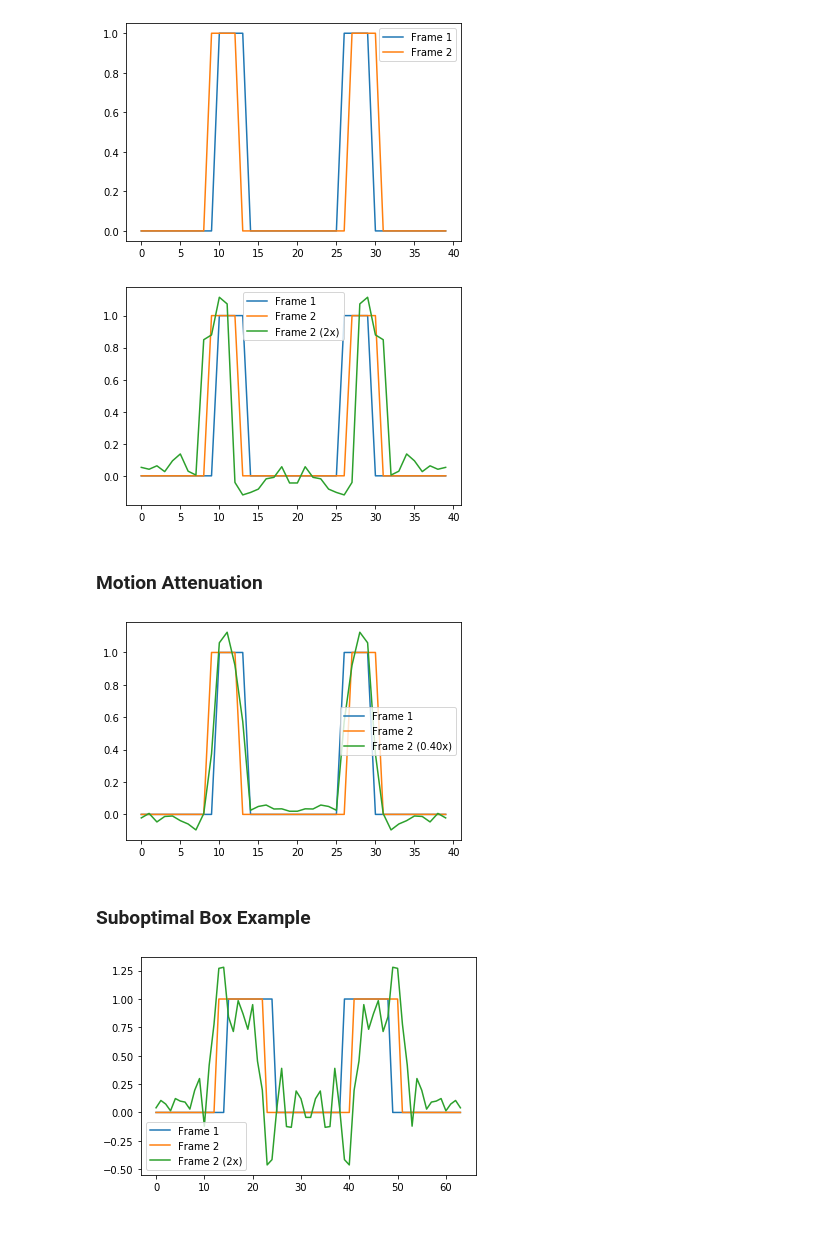
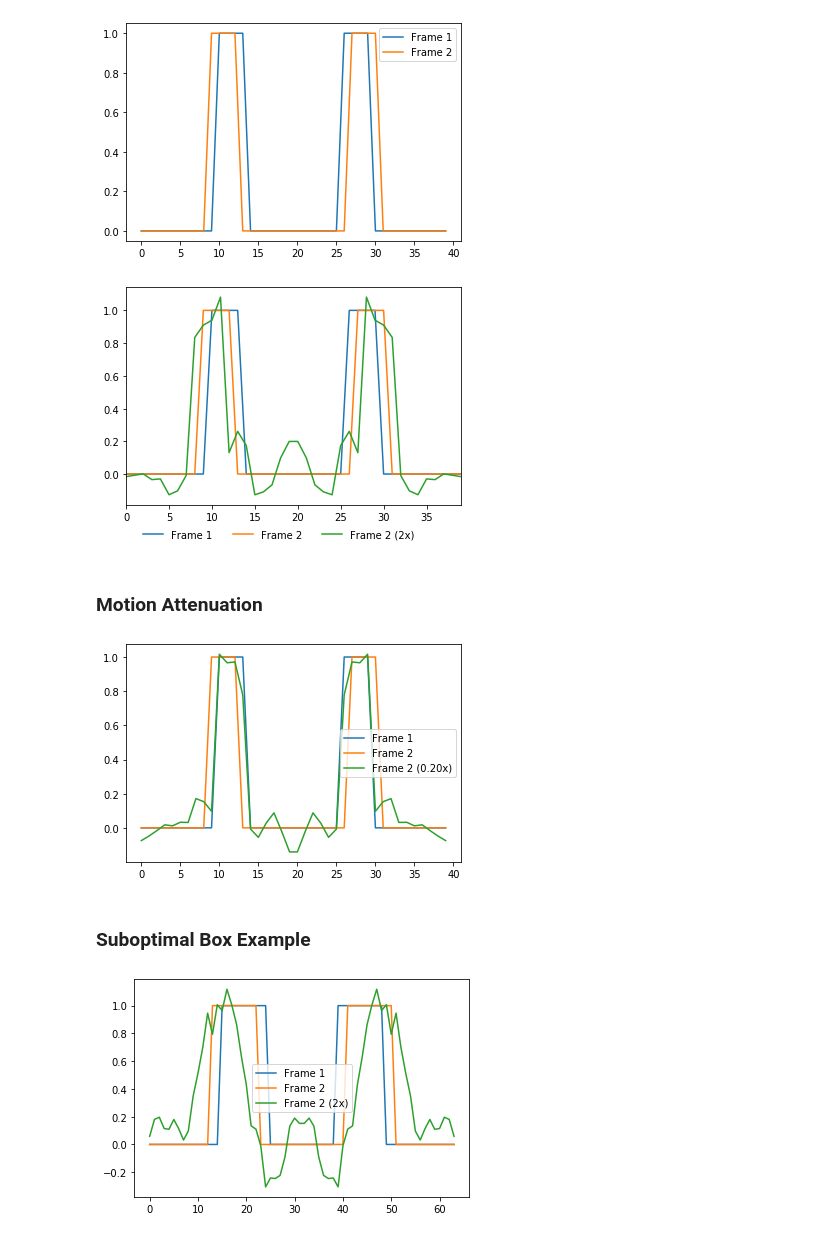
Before and after one commit to rxian/phase-video, a Jupyter notebook: docs/examples.ipynb, the cells around one changed output. Drawn from its saved outputs; the diff is of its cells as text; code cells hidden in the pictures.

```diff
--- a/docs/examples.ipynb
+++ b/docs/examples.ipynb
@@ -106,35 +106,37 @@ plt.legend();
 # %%
 # Compute DFT of the frames
 frame1_dft = scipy.fftpack.fft(frame1)
 frame2_dft = scipy.fftpack.fft(frame2)
 
 # Get window of frequencies to keep (filter)
 # Here we use partition the negative frequencies into 4 octaves and perform processing on each band
 num_octaves = 4
 freq_range = np.argwhere(scipy.fftpack.fftfreq(width) < 0).flatten()
 partitions = np.floor(len(freq_range)*np.power(2,np.arange(num_octaves-1))/2**(num_octaves-1)).astype(np.int32)
-windows = np.array_split(freq_range,partitions)
+windows = np.array_split(np.flip(freq_range),partitions)
 
 magnified_dft = np.array(frame2_dft, copy=True)
 magnification_factor = 2
 
-for window in windows:
+for window in windows[1:]:
+    window = np.flip(window)
     part_of_magnification_routine(frame1_dft,frame2_dft,window,magnification_factor,magnified_dft)
 
 # Get magnified frame
 magnified = scipy.fftpack.ifft(magnified_dft)
 
 plt.figure()
 plt.plot(frame1, label="Frame 1")
 plt.plot(frame2, label="Frame 2")
 plt.plot(np.real(magnified), label="Frame 2 (%dx)" %(magnification_factor))
-plt.legend();
+plt.xlim(0,width-1)
+plt.legend(loc='lower left',bbox_to_anchor=(0.04,-0.18),ncol=3,borderaxespad=0,frameon=False);
 # %% [output]
-[figure, old version]
+[figure, new version]
 # %% [markdown]
 ### Motion Attenuation
 # %%
-magnification_factor = 0.4
+magnification_factor = 0.2
 
 attenuated_dft = np.array(frame2_dft, copy=True)
 for window in windows:
@@ -148,7 +150,7 @@ plt.plot(frame2, label="Frame 2")
 plt.plot(np.real(attenuated), label="Frame 2 (%.2fx)" %(magnification_factor))
 plt.legend();
 # %% [output]
-[figure, old version]
+[figure, new version]
 # %% [markdown]
 ### Suboptimal Box Example
 # %%
@@ -157,7 +159,7 @@ box_size = 10
 box_sep = 8
 displacement = 2
 num_octaves = 4
-magnification_factor = 2
+magnification_factor = 2.5
 
 frame1, frame2 = osc_rects(displacement+1,box_sep,displacement,box_size,width)[[0,-1]]
 
@@ -166,10 +168,11 @@ frame2_dft = scipy.fftpack.fft(frame2)
 
 freq_range = np.argwhere(scipy.fftpack.fftfreq(width) < 0).flatten()
 partitions = np.floor(len(freq_range)*np.power(2,np.arange(num_octaves-1))/2**(num_octaves-1)).astype(np.int32)
-windows = np.array_split(freq_range,partitions)
+windows = np.array_split(np.flip(freq_range),partitions)
 
 magnified_dft = np.array(frame2_dft, copy=True)
 for window in windows:
+    window = np.flip(window)
     part_of_magnification_routine(frame1_dft,frame2_dft,window,magnification_factor,magnified_dft)
 
 magnified = scipy.fftpack.ifft(magnified_dft)
@@ -180,4 +183,4 @@ plt.plot(frame2, label="Frame 2")
 plt.plot(np.real(magnified), label="Frame 2 (%dx)" %(magnification_factor))
 plt.legend();
 # %% [output]
-[figure, old version]
+[figure, new version]
```
Also changed, not shown: 9 other files.
